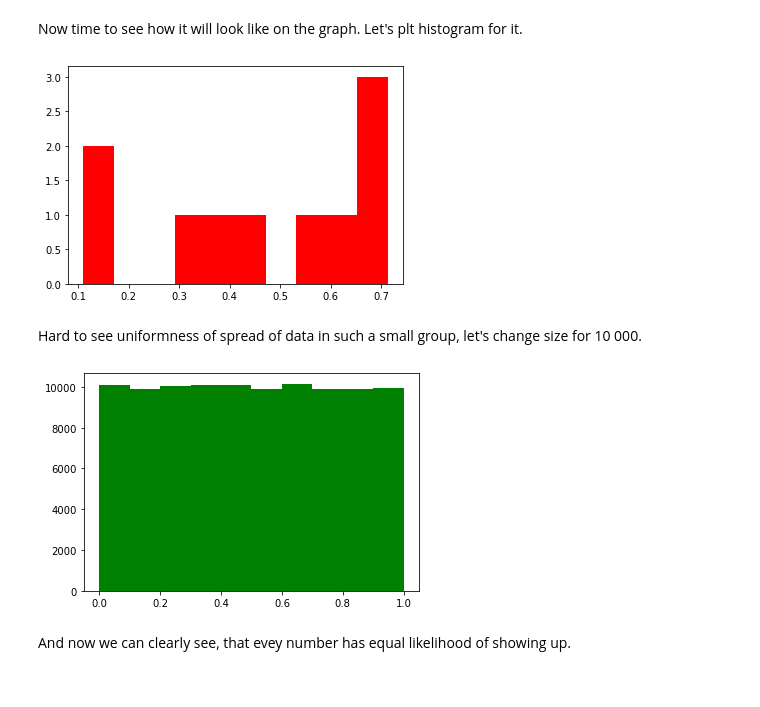
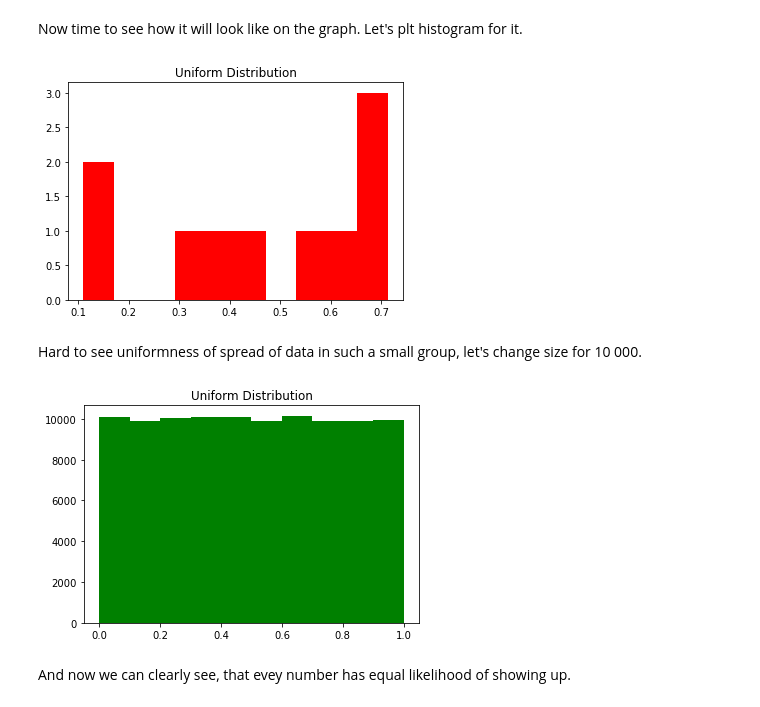
Before and after one commit to DracoNibilis/Numpy.random_Overview, a Jupyter notebook: numpy_random.ipynb, the cells around one changed output. Drawn from its saved outputs; the diff is of its cells as text; code cells hidden in the pictures.

```diff
--- a/numpy_random.ipynb
+++ b/numpy_random.ipynb
@@ -451,18 +451,20 @@ Now time to see how it will look like on the graph. Let's plt histogram for it.
 # %%
 # plot histogram
 plt.hist(uni_f, color="r")
+plt.title("Uniform Distribution")
 plt.show()
 # %% [output]
-[figure, old version]
+[figure, new version]
 # %% [markdown]
 Hard to see uniformness of spread of data in such a small group, let's change size for 10 000.
 # %%
 # uniform function with bigger size
 uni_ff = np.random.uniform(size=100000)
 plt.hist(uni_ff, color="g")
+plt.title("Uniform Distribution")
 plt.show()
 # %% [output]
-[figure, old version]
+[figure, new version]
 # %% [markdown]
 And now we can clearly see, that evey number has equal likelihood of showing up.
 # %% [markdown]
```
Also changed, not shown: parts of 21 cells of this notebook.
